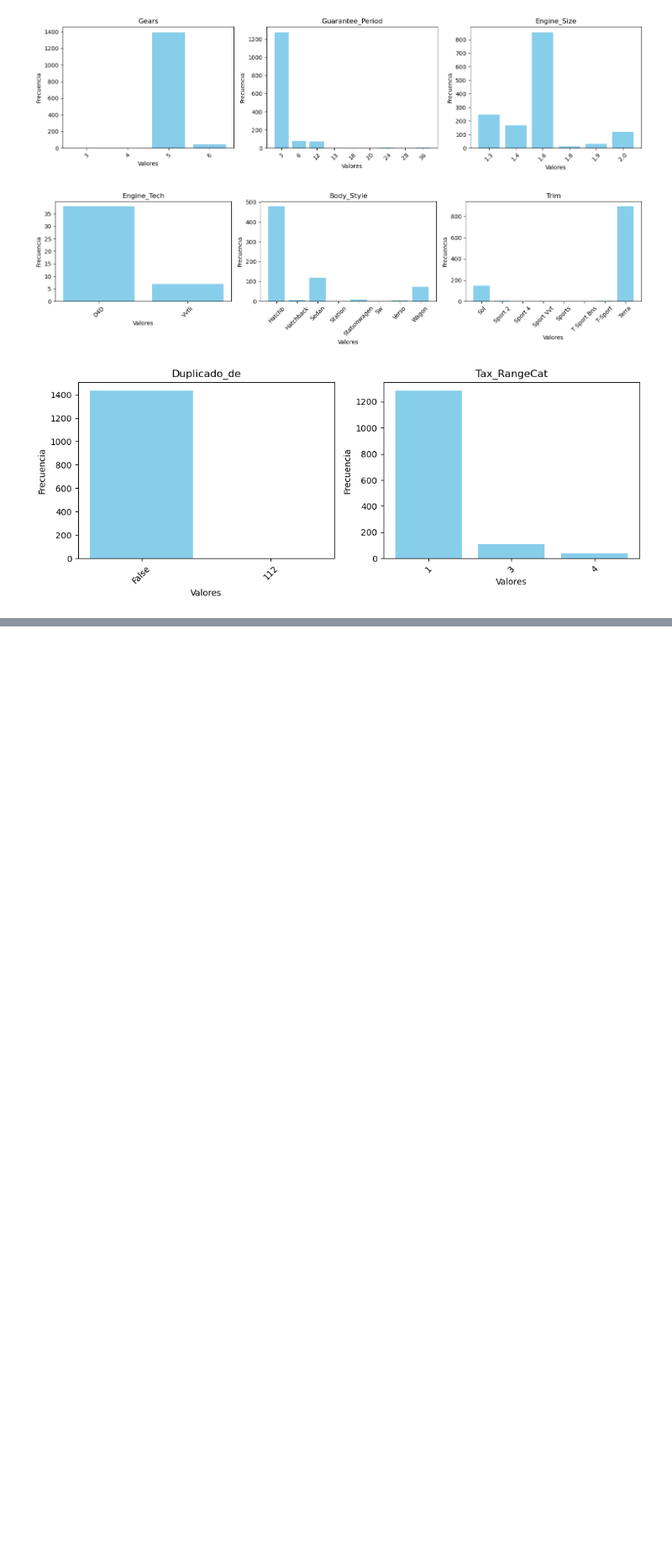
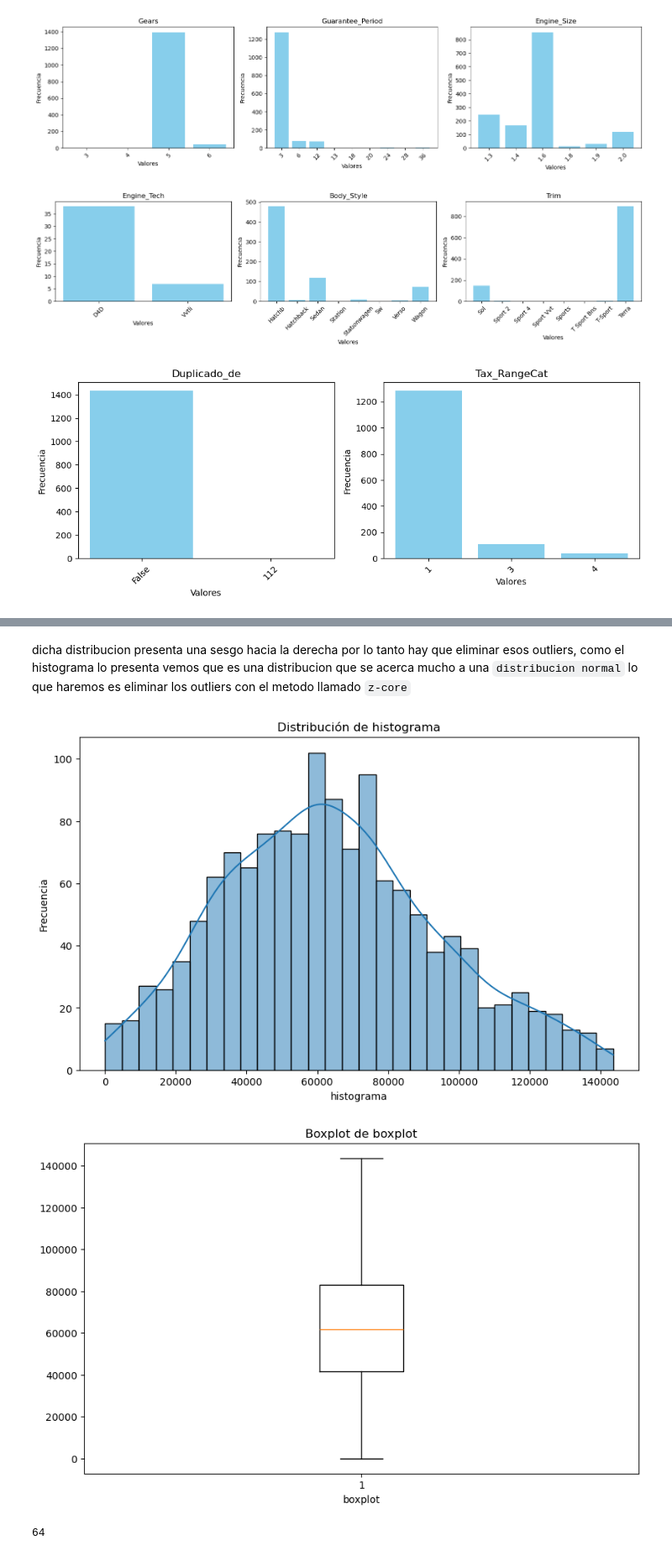
Before and after one commit to alvarotoledo01/parcial_toyotaCorolla, a Jupyter notebook: notebookD.ipynb, the cells around one changed output, grey strips where cells are left out. Shown at 84% size. Cells and saved outputs as stored; diff of their text form; code cells hidden in the pictures; blank space fills up the shorter version.

```diff
--- a/notebookD.ipynb
+++ b/notebookD.ipynb
@@ -614,0 +674,13 @@ bar_por_lotes(df_toyota_enteras,3)
+# %% [markdown]
+dicha distribucion presenta una sesgo hacia la derecha por lo tanto hay que eliminar esos outliers, como el histograma lo presenta vemos que es una distribucion que se acerca mucho a una `distribucion normal` lo que haremos es eliminar los outliers con el metodo llamado `z-core`
+# %%
+km = df_toyota_continuas['KM'].copy()
+_ , mask_km = limpiar_outliers_z_core(km)
+km_limpio = km[mask_km]
+histogram(km_limpio)
+boxplot(km_limpio)
+print(len(km) - len(km_limpio))
+# %% [output]
+[figure, added]
+[figure, added]
+64
```
Also changed, not shown: parts of 20 cells of this notebook.
